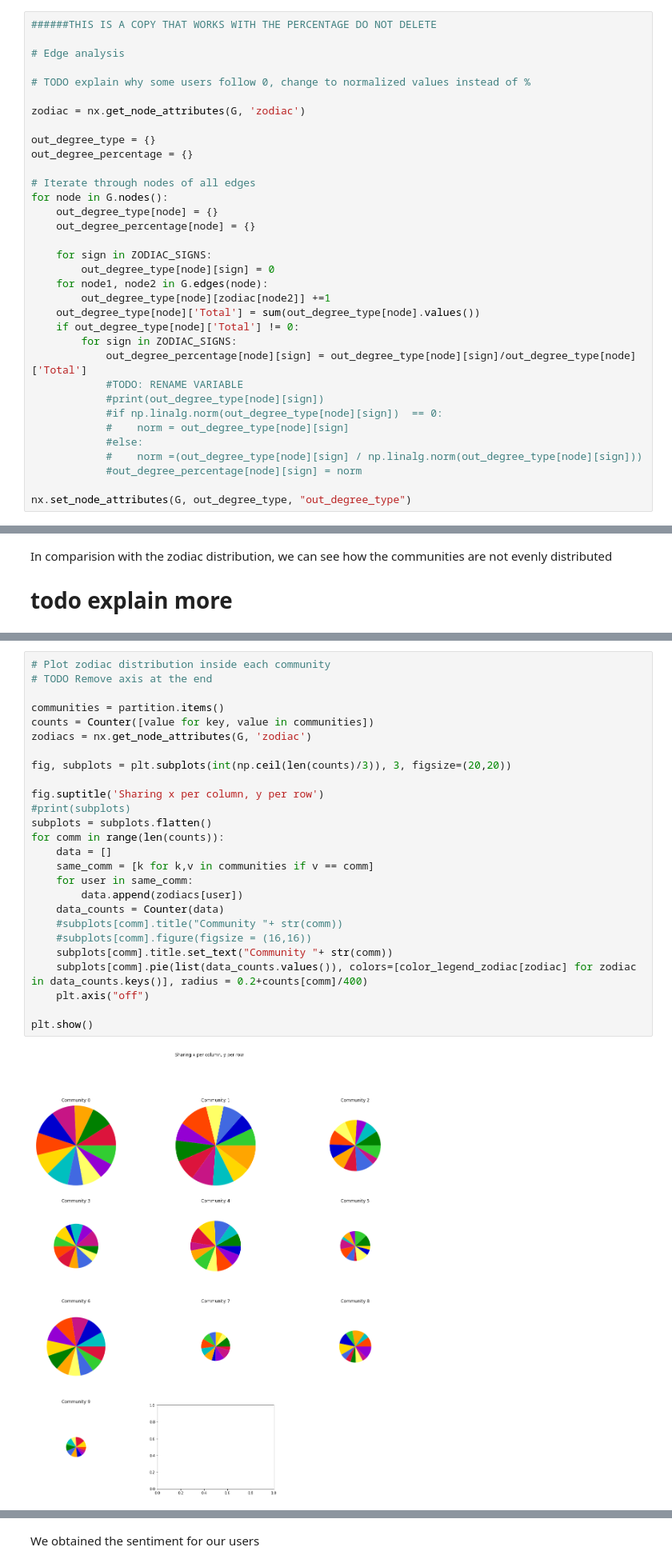
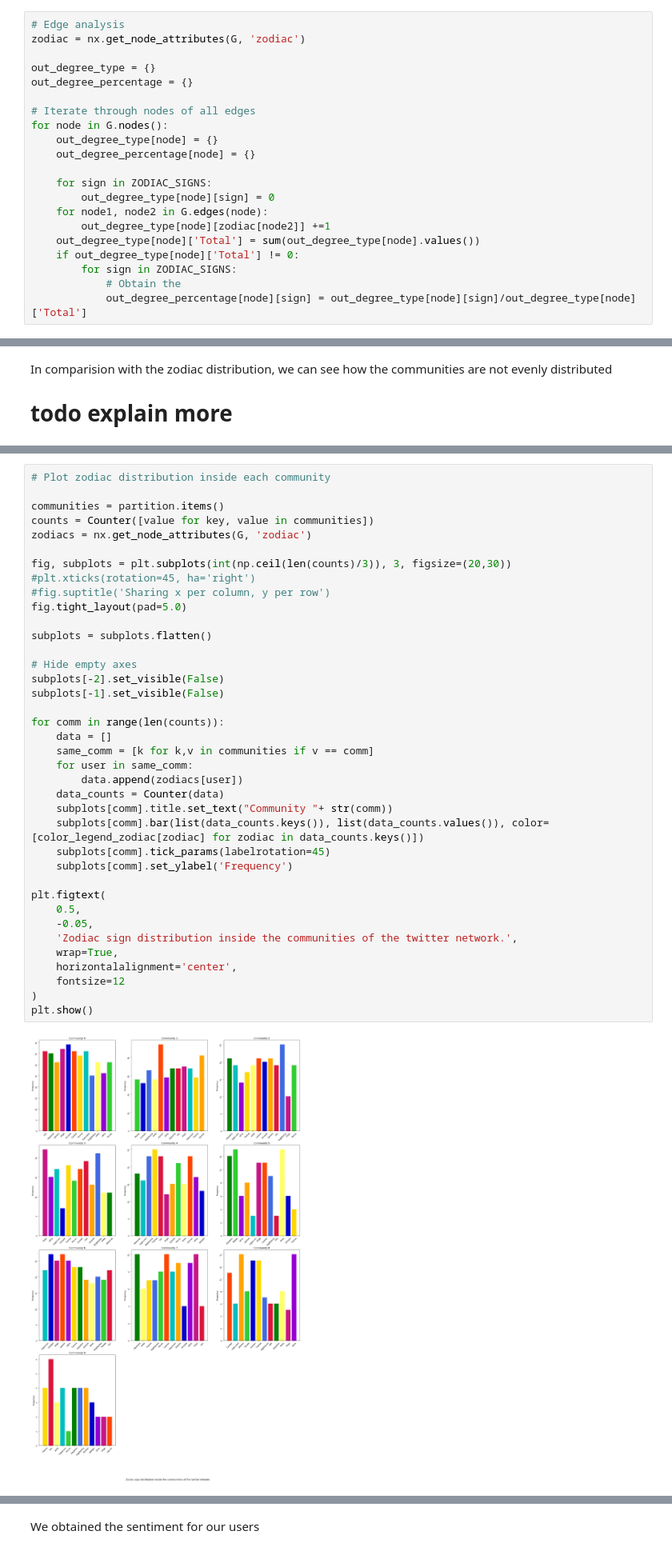
Before and after one commit to simoneengelbr/twitter_zodiac, a Jupyter notebook: Zodiac.ipynb, the cells around one changed output, grey strips where cells are left out. Shown at 80% size. Cells and saved outputs as stored; diff of their text form.

Commit message:
Zodiac updated

```diff
--- a/Zodiac.ipynb
+++ b/Zodiac.ipynb
@@ -329,10 +335,5 @@ To study how the different zodiac signs interact between eachother, we need to k
 # %%
-######THIS IS A COPY THAT WORKS WITH THE PERCENTAGE DO NOT DELETE
-
 # Edge analysis
-
-# TODO explain why some users follow 0, change to normalized values instead of %
-
 zodiac = nx.get_node_attributes(G, 'zodiac')
 
 out_degree_type = {}
@@ -350,16 +351,8 @@ for node in G.nodes():
     out_degree_type[node]['Total'] = sum(out_degree_type[node].values())
     if out_degree_type[node]['Total'] != 0:
         for sign in ZODIAC_SIGNS:
+            # Obtain the
             out_degree_percentage[node][sign] = out_degree_type[node][sign]/out_degree_type[node]['Total']
-            #TODO: RENAME VARIABLE
-            #print(out_degree_type[node][sign])
-            #if np.linalg.norm(out_degree_type[node][sign])  == 0:
-            #    norm = out_degree_type[node][sign]
-            #else:
-            #    norm =(out_degree_type[node][sign] / np.linalg.norm(out_degree_type[node][sign]))
-            #out_degree_percentage[node][sign] = norm
-
-nx.set_node_attributes(G, out_degree_type, "out_degree_type")
 # %%
 sign_out_degree = {}
 mean_sign_out_degree = {}
@@ -868,29 +867,41 @@ The astrology says that some signs tend to be more compatible with others. If th
 # %%
 # Plot zodiac distribution inside each community
-# TODO Remove axis at the end
 
 communities = partition.items()
 counts = Counter([value for key, value in communities])
 zodiacs = nx.get_node_attributes(G, 'zodiac')
 
-fig, subplots = plt.subplots(int(np.ceil(len(counts)/3)), 3, figsize=(20,20))
+fig, subplots = plt.subplots(int(np.ceil(len(counts)/3)), 3, figsize=(20,30))
+#plt.xticks(rotation=45, ha='right')
+#fig.suptitle('Sharing x per column, y per row')
+fig.tight_layout(pad=5.0)
 
-fig.suptitle('Sharing x per column, y per row')
-#print(subplots)
 subplots = subplots.flatten()
+
+# Hide empty axes
+subplots[-2].set_visible(False)
+subplots[-1].set_visible(False)
+
 for comm in range(len(counts)):
     data = []
     same_comm = [k for k,v in communities if v == comm]
     for user in same_comm:
         data.append(zodiacs[user])
     data_counts = Counter(data)
-    #subplots[comm].title("Community "+ str(comm))
-    #subplots[comm].figure(figsize = (16,16))
     subplots[comm].title.set_text("Community "+ str(comm))
-    subplots[comm].pie(list(data_counts.values()), colors=[color_legend_zodiac[zodiac] for zodiac in data_counts.keys()], radius = 0.2+counts[comm]/400)
-    plt.axis("off")
+    subplots[comm].bar(list(data_counts.keys()), list(data_counts.values()), color=[color_legend_zodiac[zodiac] for zodiac in data_counts.keys()])
+    subplots[comm].tick_params(labelrotation=45)
+    subplots[comm].set_ylabel('Frequency')
 
+plt.figtext(
+    0.5,
+    -0.05,
+    'Zodiac sign distribution inside the communities of the twitter network.',
+    wrap=True,
+    horizontalalignment='center',
+    fontsize=12
+)
 plt.show()
 # %% [output]
-[figure, old version]
+[figure, new version]
 # %% [markdown]
```
Also changed, not shown: parts of 32 cells of this notebook, 1 other file.
